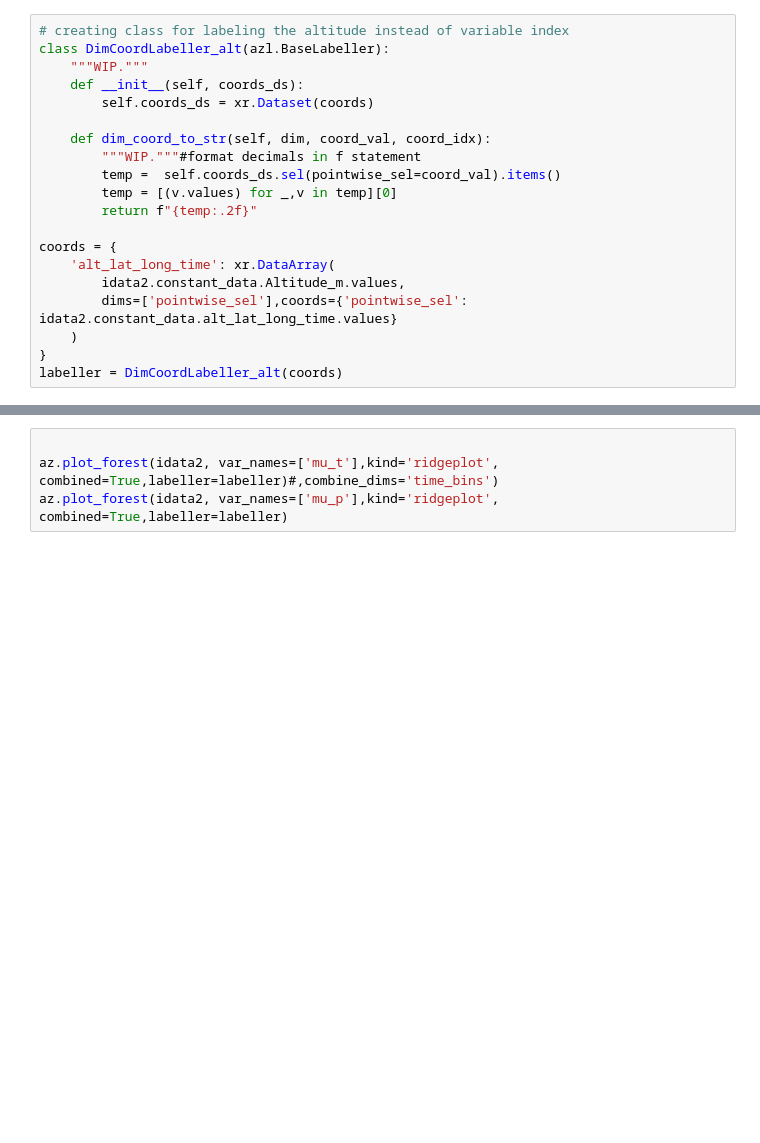
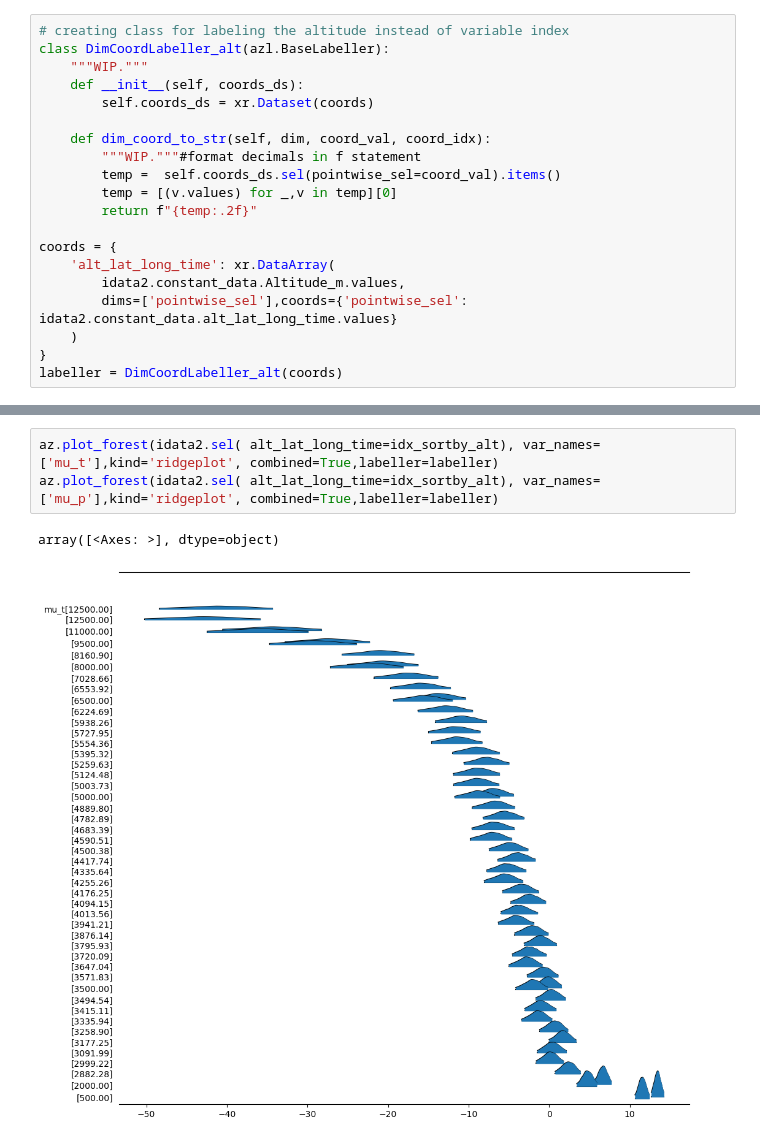
Before and after one commit to wmbelk/Weather, a Jupyter notebook: genEnv_TM_MCMC.ipynb, the cells around one changed output, grey strips where cells are left out. Cells and saved outputs as stored; diff of their text form; blank space fills up the shorter version.

```diff
--- a/genEnv_TM_MCMC.ipynb
+++ b/genEnv_TM_MCMC.ipynb
@@ -452,4 +561,6 @@ for i, ((N_S_label,N_S_idx), (E_W_label,E_W_idx)) in enumerate([[i,j]
 # %%
-
-az.plot_forest(idata2, var_names=['mu_t'],kind='ridgeplot', combined=True,labeller=labeller)#,combine_dims='time_bins')
-az.plot_forest(idata2, var_names=['mu_p'],kind='ridgeplot', combined=True,labeller=labeller)
+az.plot_forest(idata2.sel( alt_lat_long_time=idx_sortby_alt), var_names=['mu_t'],kind='ridgeplot', combined=True,labeller=labeller)
+az.plot_forest(idata2.sel( alt_lat_long_time=idx_sortby_alt), var_names=['mu_p'],kind='ridgeplot', combined=True,labeller=labeller)
+# %% [output]
+array([<Axes: >], dtype=object)
+[figure, added]
```
Also changed, not shown: parts of 20 cells of this notebook.
